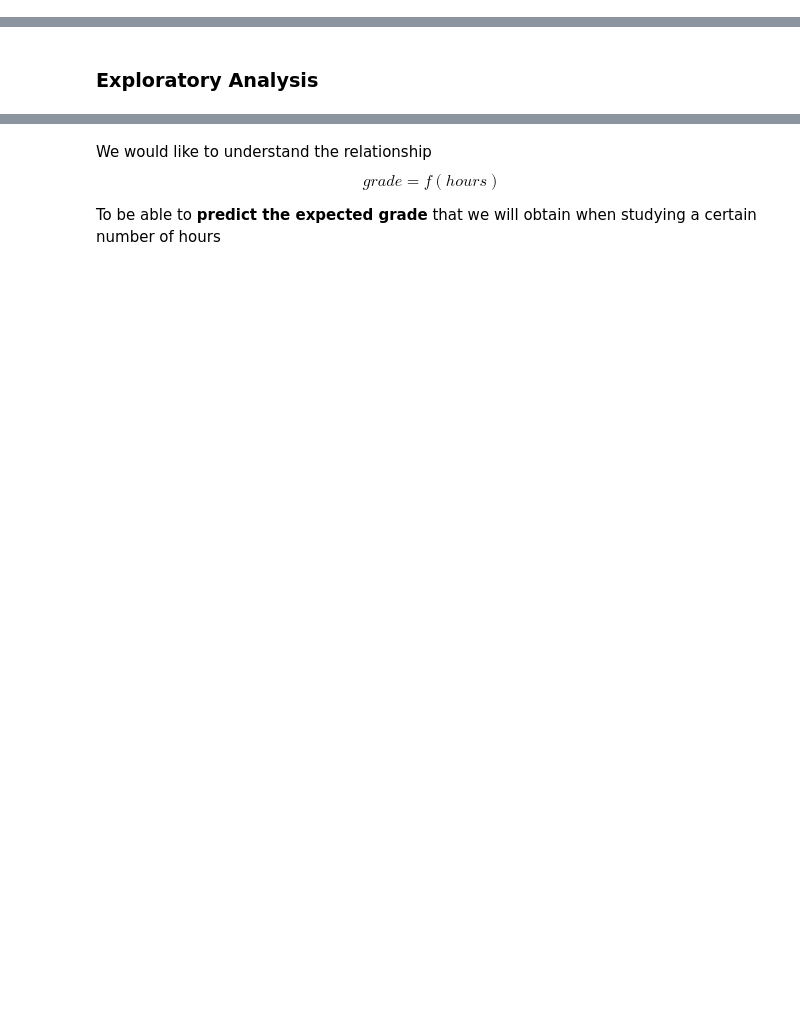
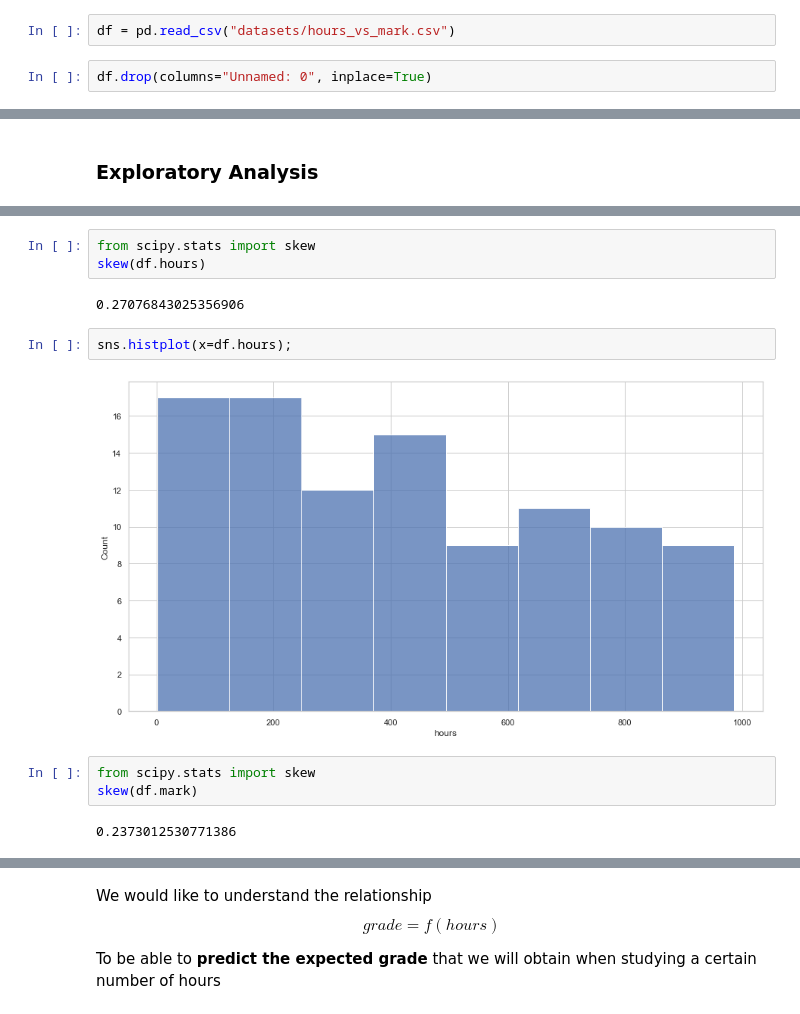
Before and after one commit to Ironhack-data-bcn-feb-2023/lectures, a Jupyter notebook: 38. Linear regression.ipynb, the cells around one changed output, grey strips where cells are left out. Drawn from its saved outputs; the diff is of its cells as text; blank space fills up the shorter version.

```diff
--- a/38. Linear regression.ipynb
+++ b/38. Linear regression.ipynb
@@ -28,3 +45,7 @@ from sklearn.linear_model import LinearRegression #sci-kit for learning, science
 We have 100 students, and we know:
  * How many hours they studied for their exam
  * The grade they have obtained (from 0 to 100)
+# %%
+df = pd.read_csv("datasets/hours_vs_mark.csv")
+# %%
+df.drop(columns="Unnamed: 0", inplace=True)
@@ -32,0 +96,14 @@ We have 100 students, and we know:
+# %%
+from scipy.stats import skew
+skew(df.hours)
+# %% [output]
+0.27076843025356906
+# %%
+sns.histplot(x=df.hours);
+# %% [output]
+[figure, added]
+# %%
+from scipy.stats import skew
+skew(df.mark)
+# %% [output]
+0.2373012530771386
```
Also changed, not shown: parts of 68 cells of this notebook.
